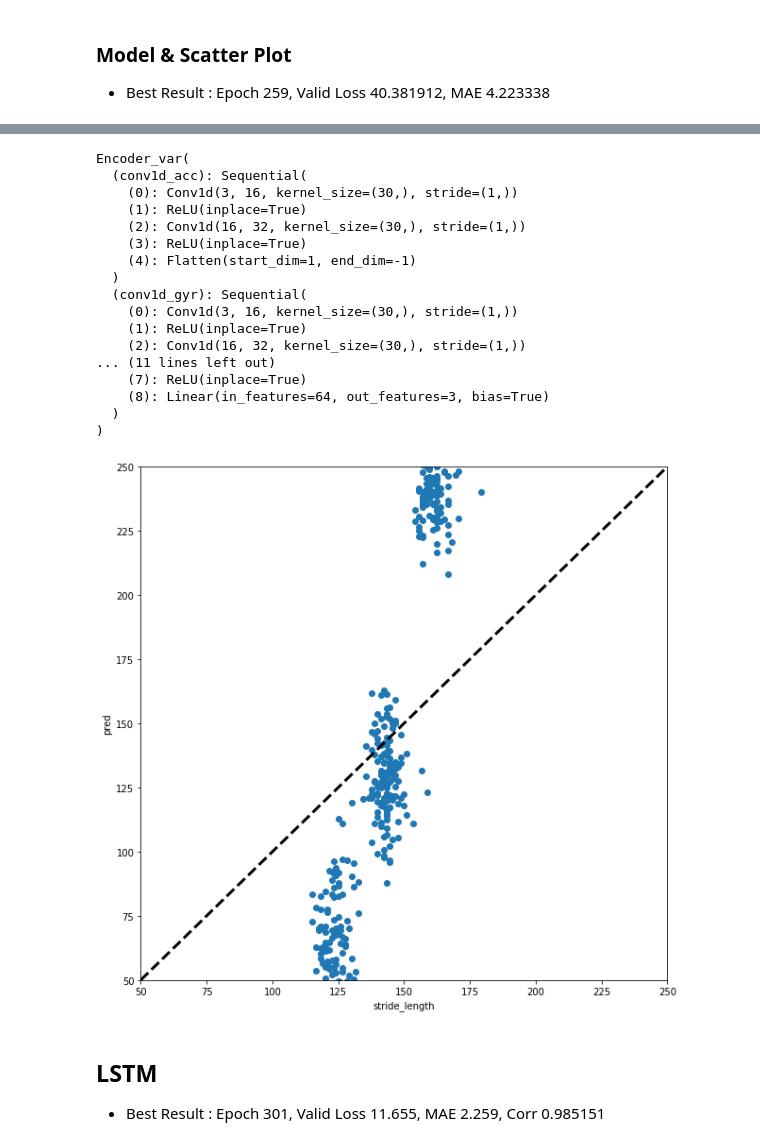
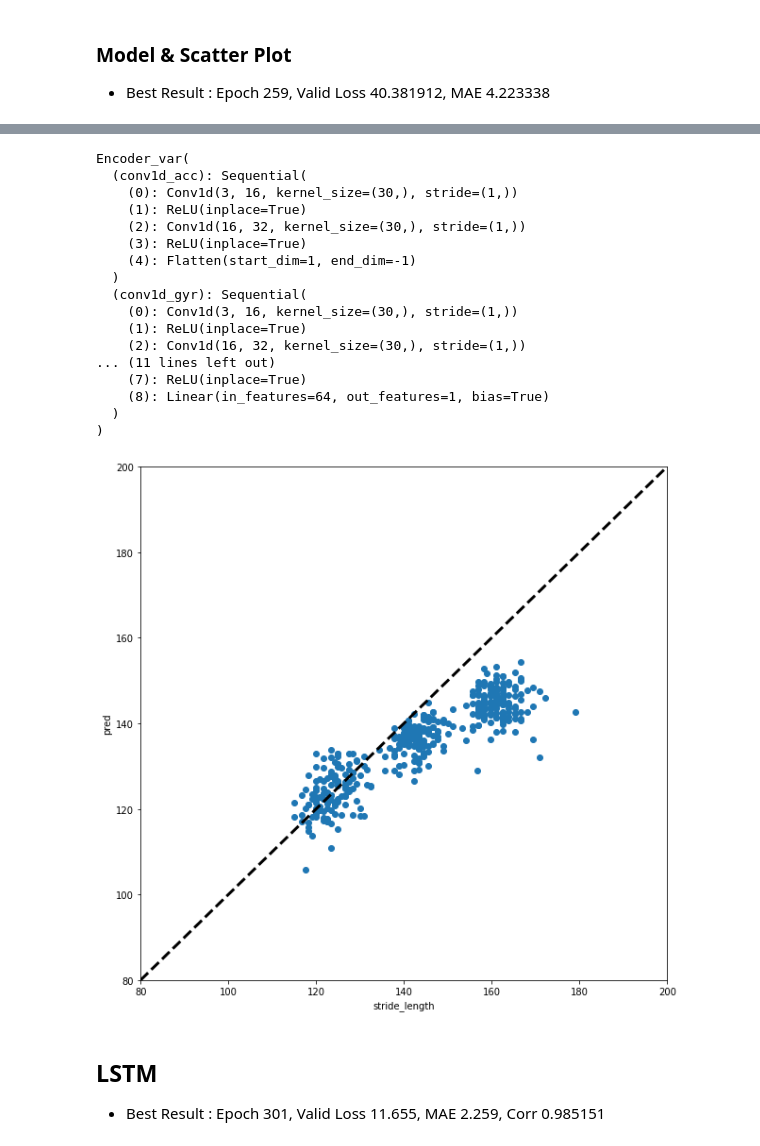
Before and after one commit to taeoowl/gait, a Jupyter notebook: gait/ksci/분산 곱해보기_220724.ipynb, the cells around one changed output, grey strips where cells are left out. Drawn from its saved outputs; the diff is of its cells as text; code cells hidden in the pictures.

```diff
--- a/gait/ksci/분산 곱해보기_220724.ipynb
+++ b/gait/ksci/분산 곱해보기_220724.ipynb
@@ -351,10 +381,14 @@ val_loader = torch.utils.data.DataLoader(val,
 - Best Result : Epoch 259, Valid Loss 40.381912, MAE 4.223338
 # %%
 # seed 고정
-random.seed(42)
-np.random.seed(42)
-torch.manual_seed(42)
-torch.cuda.manual_seed(42)
+random_seed=42
+torch.manual_seed(random_seed) # torch
+torch.cuda.manual_seed(random_seed)
+torch.cuda.manual_seed_all(random_seed) # if use multi-GPU
+torch.backends.cudnn.deterministic = True # cudnn
+torch.backends.cudnn.benchmark = False # cudnn
+np.random.seed(random_seed) # numpy
+random.seed(random_seed) # random
 
 class Encoder_var(nn.Module):
     def __init__(self, input_dim, conv1d_dim1, conv1d_dim2, dense_dim):
@@ -377,7 +411,7 @@ class Encoder_var(nn.Module):
         )
 
         self.dense = nn.Sequential(
-            nn.Linear(7744*2, dense_dim),
+            nn.Linear(7744*2+1, dense_dim),
             nn.ReLU(inplace=True),
             nn.Linear(dense_dim, int(dense_dim/2)),
             nn.ReLU(inplace=True),
@@ -385,7 +419,7 @@ class Encoder_var(nn.Module):
             nn.ReLU(inplace=True),
             nn.Linear(int(dense_dim/4), int(dense_dim/8)),
             nn.ReLU(inplace=True),
-            nn.Linear(int(dense_dim/8), 3)
+            nn.Linear(int(dense_dim/8), 1)
         )
 
 
@@ -394,12 +428,10 @@ class Encoder_var(nn.Module):
         conv1d_output_acc = self.conv1d_acc(inputs_acc)
         conv1d_output_gyr = self.conv1d_gyr(inputs_gyr)
 
-        enc_output = torch.concat((conv1d_output_acc, conv1d_output_gyr), 1)
+        enc_output = torch.concat((conv1d_output_acc, conv1d_output_gyr, inputs_var), 1)
         dense_output = self.dense(enc_output)
-        output = torch.unsqueeze(torch.sum(dense_output*inputs_var, axis=1), 1)
 
-
-        return output
+        return dense_output
 # %%
 input_dim = 3
 conv1d_dim1 = 16
@@ -554,25 +586,25 @@ Encoder_var(
     (2): Conv1d(16, 32, kernel_size=(30,), stride=(1,))
 ... (11 lines left out)
     (7): ReLU(inplace=True)
-    (8): Linear(in_features=64, out_features=3, bias=True)
+    (8): Linear(in_features=64, out_features=1, bias=True)
   )
 )
 # %%
 pred = model(inputs_acc, inputs_gyr, inputs_var).detach().cpu().numpy()
 
 plt.figure(figsize=(10, 10))
 plt.scatter(stride_length, np.round(pred, 4))
-plt.xlim([50, 250])
+plt.xlim([80, 200])
 plt.xlabel('stride_length')
-plt.ylim([50, 250])
+plt.ylim([80, 200])
 plt.ylabel('pred')
 
 xpoints = ypoints = plt.xlim()
 plt.plot(xpoints, ypoints, linestyle='--', color='k', lw=3, scalex=False, scaley=False)
 
 plt.show()
 # %% [output]
-[figure, old version]
+[figure, new version]
 # %% [markdown]
 ## LSTM
 - Best Result : Epoch 301, Valid Loss 11.655, MAE 2.259, Corr 0.985151
```
Also changed, not shown: parts of 13 cells of this notebook, 10 other files.
